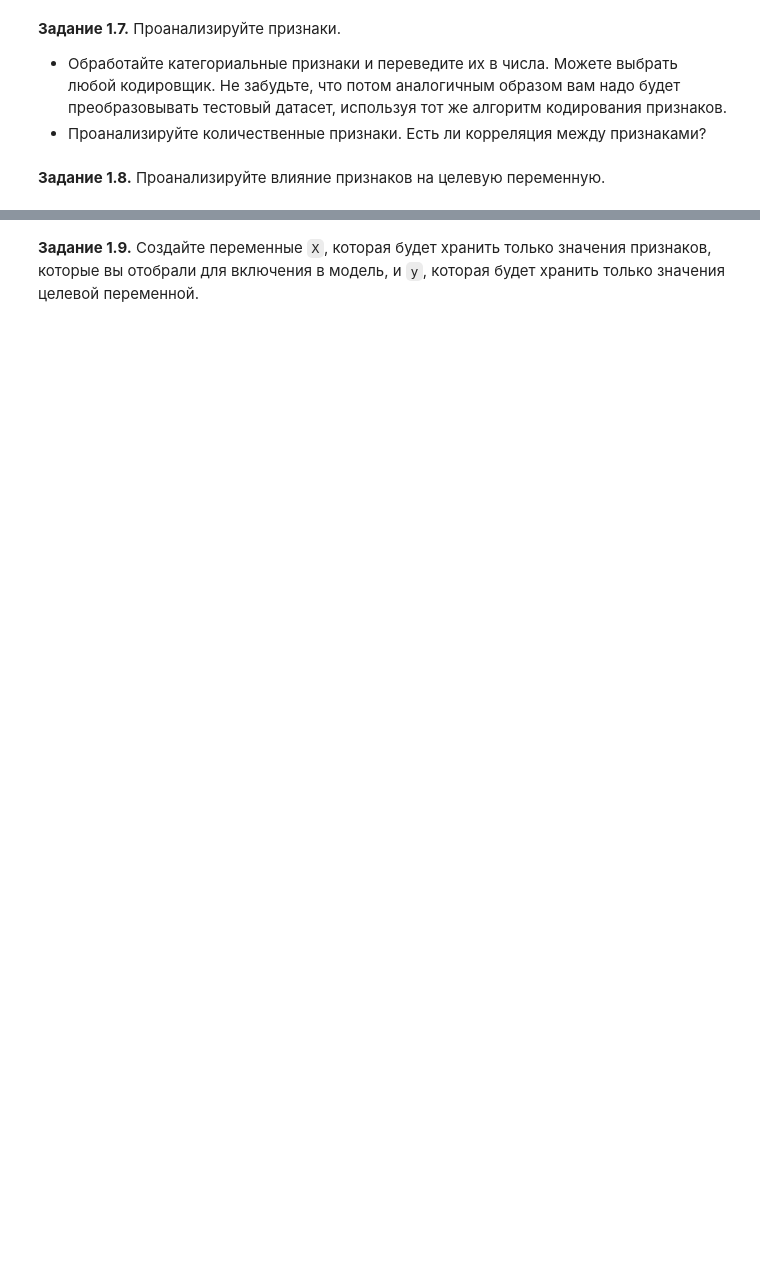
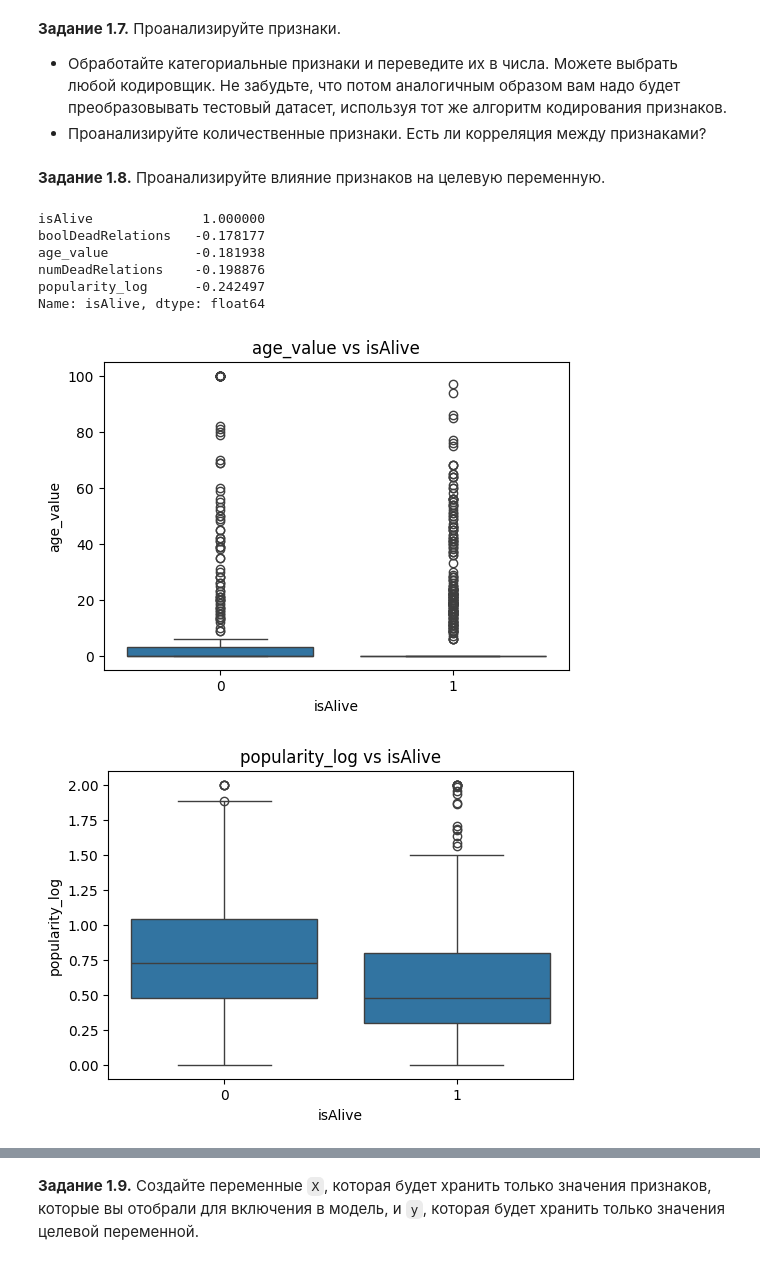
Before and after one commit to dobrohvalov/dobrohvalov, a Jupyter notebook: week_01_ml_intro/Homework/hw_1_game_of_thrones.ipynb, the cells around one changed output, grey strips where cells are left out. Cells and saved outputs as stored; diff of their text form; code cells hidden in the pictures; blank space fills up the shorter version.

```diff
--- a/week_01_ml_intro/Homework/hw_1_game_of_thrones.ipynb
+++ b/week_01_ml_intro/Homework/hw_1_game_of_thrones.ipynb
@@ -203,3 +403,14 @@ cultures_grouped = {
                       'summer islander', 'asshai', "asshai'i", 'norvos', 'ghiscari',
                       'ghiscaricari'],
     'Other Nations': ['ibbenese', 'westeros', 'free folk', 'wildling', 'wildlings', 'naathi']}
+# %%
+cultures_grouped_inverted = {}
+for k, values in cultures_grouped.items():
+    for v in values:
+        cultures_grouped_inverted[v] = k
+
+data['culture_grouped'] = data['culture'].str.lower().map(cultures_grouped_inverted)
+
+data['culture_grouped'] = data['culture_grouped'].fillna('culture_no_data')
+
+print(data['culture_grouped'].value_counts(dropna=False))
@@ -232,0 +455,8 @@ d_inverted
+# %%
+cultures_grouped_inverted = {}
+for k in cultures_grouped.keys():
+    for v in cultures_grouped[k]:
+        cultures_grouped_inverted[v] = k
+
+
+list(cultures_grouped_inverted.items())[:10]
@@ -244,0 +484,2 @@ data['culture_grouped'] = data['culture'].str.lower().map(cultures_grouped_inver
+# %%
+data['culture_grouped'] = data['culture_grouped'].fillna('culture_no_data')
@@ -287,2 +593,7 @@ data.describe(include = [...]).T[['count', 'min', 'max']].assign(N_unique_values
+# %%
+from sklearn.preprocessing import LabelEncoder
+
+le = LabelEncoder()
+data['culture_grouped_encoded'] = le.fit_transform(data['culture_grouped'].fillna('culture_no_data'))
 # %% [markdown]
 **Задание 1.8.** Проанализируйте влияние признаков на целевую переменную.
@@ -290,0 +600,24 @@ data.describe(include = [...]).T[['count', 'min', 'max']].assign(N_unique_values
+# %%
+numeric_features = ['age_value', 'popularity_log', 'numDeadRelations', 'boolDeadRelations']
+
+# Корреляция с целевой переменной
+print(data[numeric_features + ['isAlive']].corr()['isAlive'].sort_values(ascending=False))
+
+# Графики распределения по целевой переменной
+import seaborn as sns
+import matplotlib.pyplot as plt
+
+for col in numeric_features:
+    plt.figure(figsize=(6,4))
+    sns.boxplot(x='isAlive', y=col, data=data)
+    plt.title(f'{col} vs isAlive')
+    plt.show()
+# %% [output]
+isAlive              1.000000
+boolDeadRelations   -0.178177
+age_value           -0.181938
+numDeadRelations    -0.198876
+popularity_log      -0.242497
+Name: isAlive, dtype: float64
+[figure, added]
+[figure, added]
```
Also changed, not shown: parts of 61 cells of this notebook.
